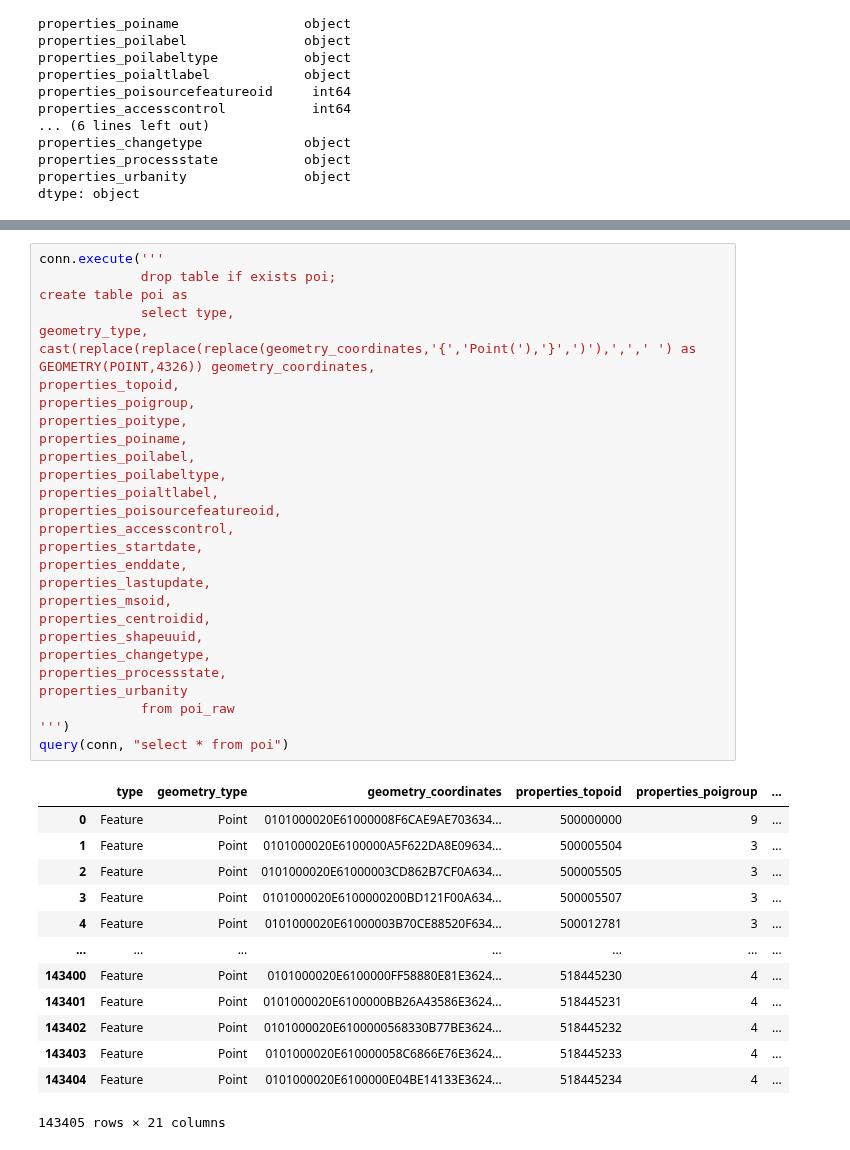
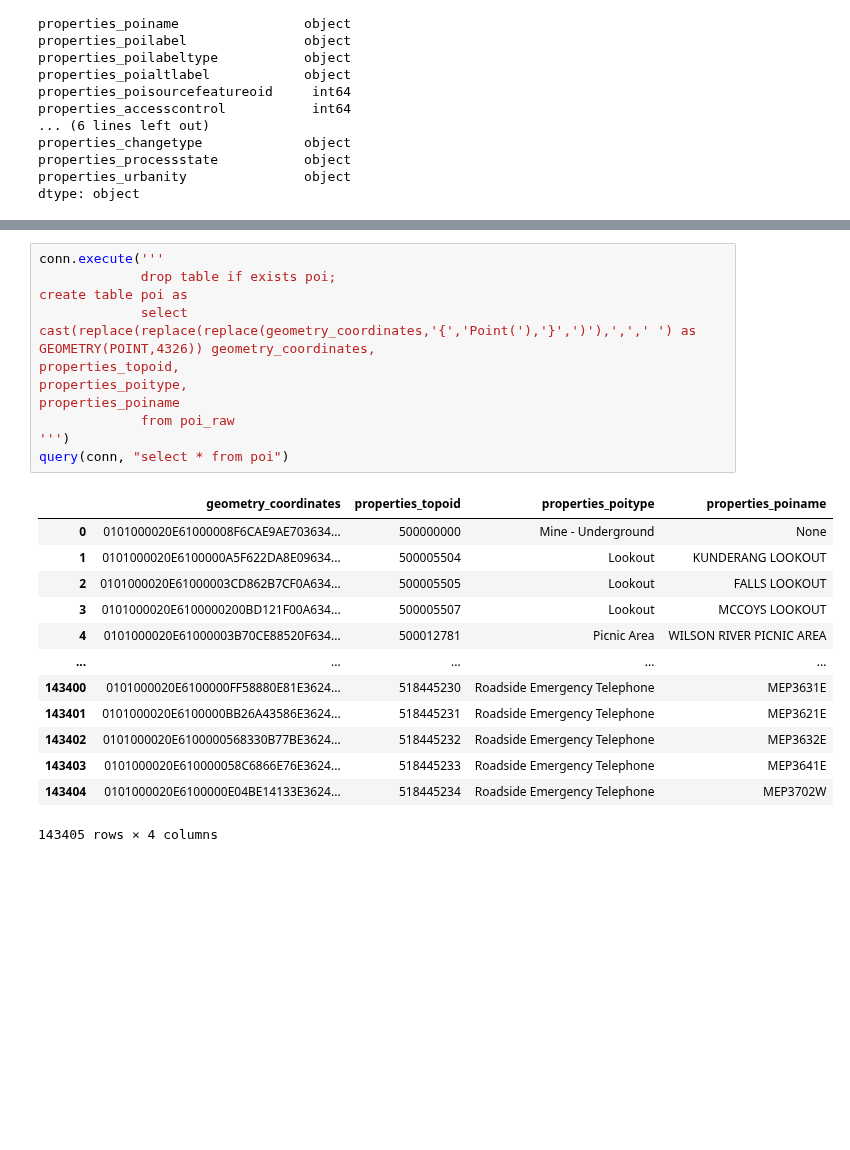
Before and after one commit to MichelangeloNardi/DATA2901--2024S1, a Jupyter notebook: Data Validation_JL.ipynb, the cells around one changed output, grey strips where cells are left out. Drawn from its saved outputs; the diff is of its cells as text; blank space fills up the shorter version.

```diff
--- a/Data Validation_JL.ipynb
+++ b/Data Validation_JL.ipynb
@@ -1226,42 +1216,26 @@ query(conn, "select * from poi_raw")
 # %%
 conn.execute('''
              drop table if exists poi;
 create table poi as
-             select type,
-geometry_type,
+             select
 cast(replace(replace(replace(geometry_coordinates,'{','Point('),'}',')'),',',' ') as GEOMETRY(POINT,4326)) geometry_coordinates,
 properties_topoid,
-properties_poigroup,
 properties_poitype,
-properties_poiname,
-properties_poilabel,
-properties_poilabeltype,
-properties_poialtlabel,
-properties_poisourcefeatureoid,
-properties_accesscontrol,
-properties_startdate,
-properties_enddate,
-properties_lastupdate,
-properties_msoid,
-properties_centroidid,
-properties_shapeuuid,
-properties_changetype,
-properties_processstate,
-properties_urbanity
+properties_poiname
              from poi_raw
 ''')
 query(conn, "select * from poi")
 # %% [output]
-|  | type | geometry_type | geometry_coordinates | properties_topoid | properties_poigroup | ... |
-| 0 | Feature | Point | 0101000020E61000008F6CAE9AE703634... | 500000000 | 9 | ... |
-| 1 | Feature | Point | 0101000020E6100000A5F622DA8E09634... | 500005504 | 3 | ... |
-| 2 | Feature | Point | 0101000020E61000003CD862B7CF0A634... | 500005505 | 3 | ... |
-| 3 | Feature | Point | 0101000020E6100000200BD121F00A634... | 500005507 | 3 | ... |
-| 4 | Feature | Point | 0101000020E61000003B70CE88520F634... | 500012781 | 3 | ... |
-| ... | ... | ... | ... | ... | ... | ... |
-| 143400 | Feature | Point | 0101000020E6100000FF58880E81E3624... | 518445230 | 4 | ... |
-| 143401 | Feature | Point | 0101000020E6100000BB26A43586E3624... | 518445231 | 4 | ... |
-| 143402 | Feature | Point | 0101000020E6100000568330B77BE3624... | 518445232 | 4 | ... |
-| 143403 | Feature | Point | 0101000020E610000058C6866E76E3624... | 518445233 | 4 | ... |
-| 143404 | Feature | Point | 0101000020E6100000E04BE14133E3624... | 518445234 | 4 | ... |
+|  | geometry_coordinates | properties_topoid | properties_poitype | properties_poiname |
+| 0 | 0101000020E61000008F6CAE9AE703634... | 500000000 | Mine - Underground | None |
+| 1 | 0101000020E6100000A5F622DA8E09634... | 500005504 | Lookout | KUNDERANG LOOKOUT |
+| 2 | 0101000020E61000003CD862B7CF0A634... | 500005505 | Lookout | FALLS LOOKOUT |
+| 3 | 0101000020E6100000200BD121F00A634... | 500005507 | Lookout | MCCOYS LOOKOUT |
+| 4 | 0101000020E61000003B70CE88520F634... | 500012781 | Picnic Area | WILSON RIVER PICNIC AREA |
+| ... | ... | ... | ... | ... |
+| 143400 | 0101000020E6100000FF58880E81E3624... | 518445230 | Roadside Emergency Telephone | MEP3631E |
+| 143401 | 0101000020E6100000BB26A43586E3624... | 518445231 | Roadside Emergency Telephone | MEP3621E |
+| 143402 | 0101000020E6100000568330B77BE3624... | 518445232 | Roadside Emergency Telephone | MEP3632E |
+| 143403 | 0101000020E610000058C6866E76E3624... | 518445233 | Roadside Emergency Telephone | MEP3641E |
+| 143404 | 0101000020E6100000E04BE14133E3624... | 518445234 | Roadside Emergency Telephone | MEP3702W |
-143405 rows × 21 columns
+143405 rows × 4 columns
```
Also changed, not shown: parts of 10 cells of this notebook.
